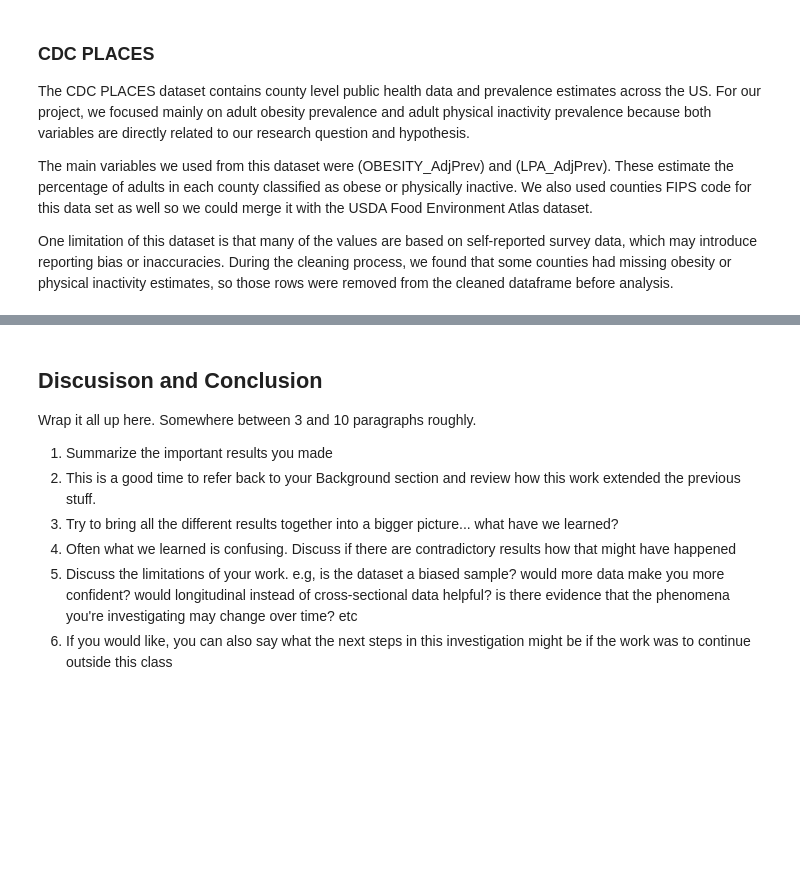
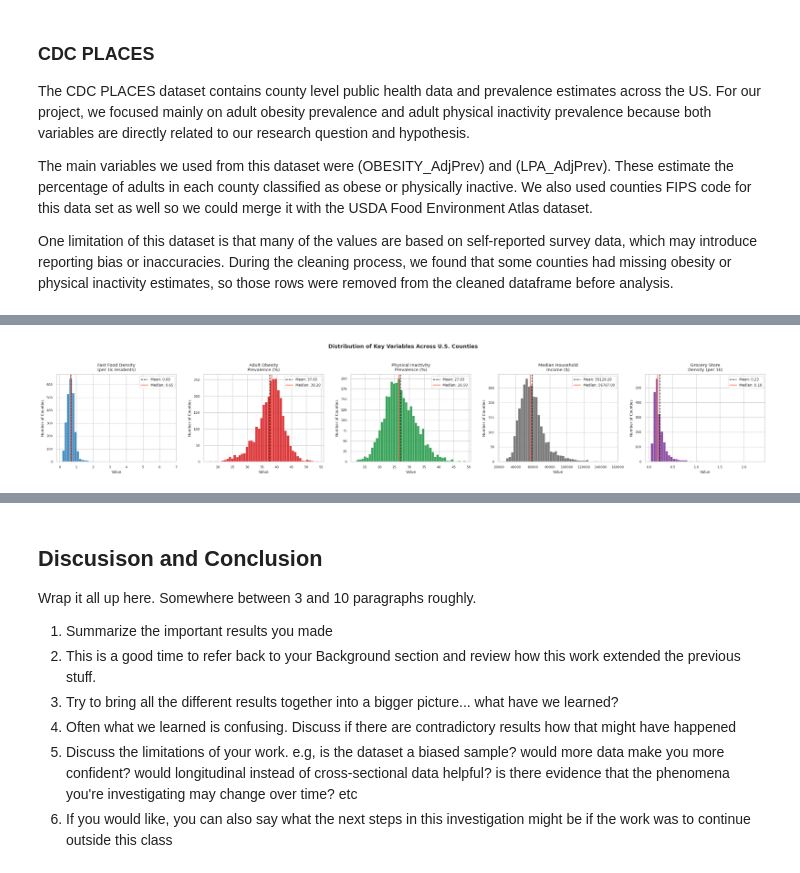
Before and after one commit to COGS108/Group-SP26-096, a Jupyter notebook: 03-FinalProject.ipynb, the cells around one changed output, grey strips where cells are left out. Cells and saved outputs as stored; diff of their text form; code cells hidden in the pictures; blank space fills up the shorter version.

Commit message:
Results (+EDA) filled in, all results fixes made, 'regression' section added + analyzed, ethics filled out
only conclusion/discussion left

```diff
--- a/03-FinalProject.ipynb
+++ b/03-FinalProject.ipynb
@@ -311,0 +265,16 @@ Instructions: REPLACE the contents of this cell with your work, including any up
+# %%
+# Merge datasets using FIPS codes
+
+# Merge all four cleaned frames on FIPS
+merged_df = restaurants_clean.merge(cdc_clean, on='FIPS', how='inner')
+merged_df = merged_df.merge(stores_clean, on='FIPS', how='left')   # adds GROCPTH20 - grocery store data
+merged_df = merged_df.merge(socio_clean,  on='FIPS', how='left')   # adds MEDHHINC21 - median household income data
+
+for col in ['FFRPTH20', 'GROCPTH20', 'MEDHHINC21', 'OBESITY_AdjPrev', 'LPA_AdjPrev']:
+    merged_df[col] = pd.to_numeric(merged_df[col], errors='coerce').replace(
+        [-9999, -8888, -9998], np.nan
+    )
+
+print(merged_df.shape)
+
+merged_df.head()
@@ -311,0 +332,24 @@ Instructions: REPLACE the contents of this cell with your work, including any up
+# %%
+fig, axes = plt.subplots(1, len(available), figsize=(5 * len(available), 4.5))
+colors = [BLUE, ORANGE, GREEN, GRAY, PURPLE]   # added 5th color
+
+for ax, col, color in zip(axes, available, colors):
+    data = df[col].dropna()
+    ax.hist(data, bins=45, color=color, edgecolor='white', alpha=0.85, linewidth=0.4)
+    ax.axvline(data.mean(),   color='black',  linestyle='--', linewidth=1.4,
+               label=f'Mean: {data.mean():.2f}')
+    ax.axvline(data.median(), color='tomato', linestyle='-',  linewidth=1.8,
+               label=f'Median: {data.median():.2f}')
+    ax.set_title(key_vars[col], fontsize=10.5, pad=8)
+    ax.set_xlabel('Value', fontsize=9)
+    ax.set_ylabel('Number of Counties', fontsize=9)
+    ax.legend(fontsize=8.5)
+    ax.tick_params(labelsize=8)
+
+plt.suptitle('Distribution of Key Variables Across U.S. Counties',
+             fontsize=13, fontweight='bold', y=1.02)
+plt.tight_layout()
+plt.savefig('data/02-processed/eda_fig1_distributions.png', dpi=150, bbox_inches='tight')
+plt.show()
+# %% [output]
+[figure, added]
```
Also changed, not shown: parts of 33 cells of this notebook.
